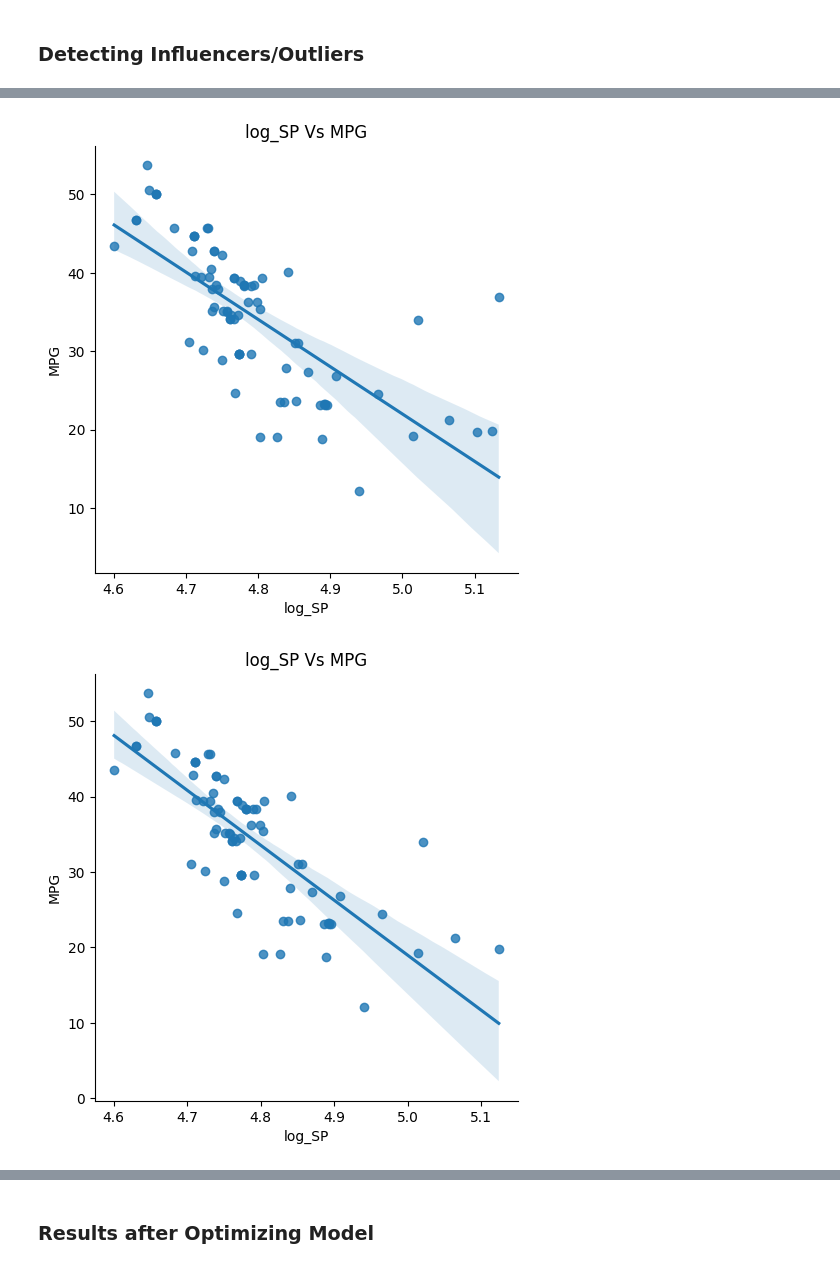
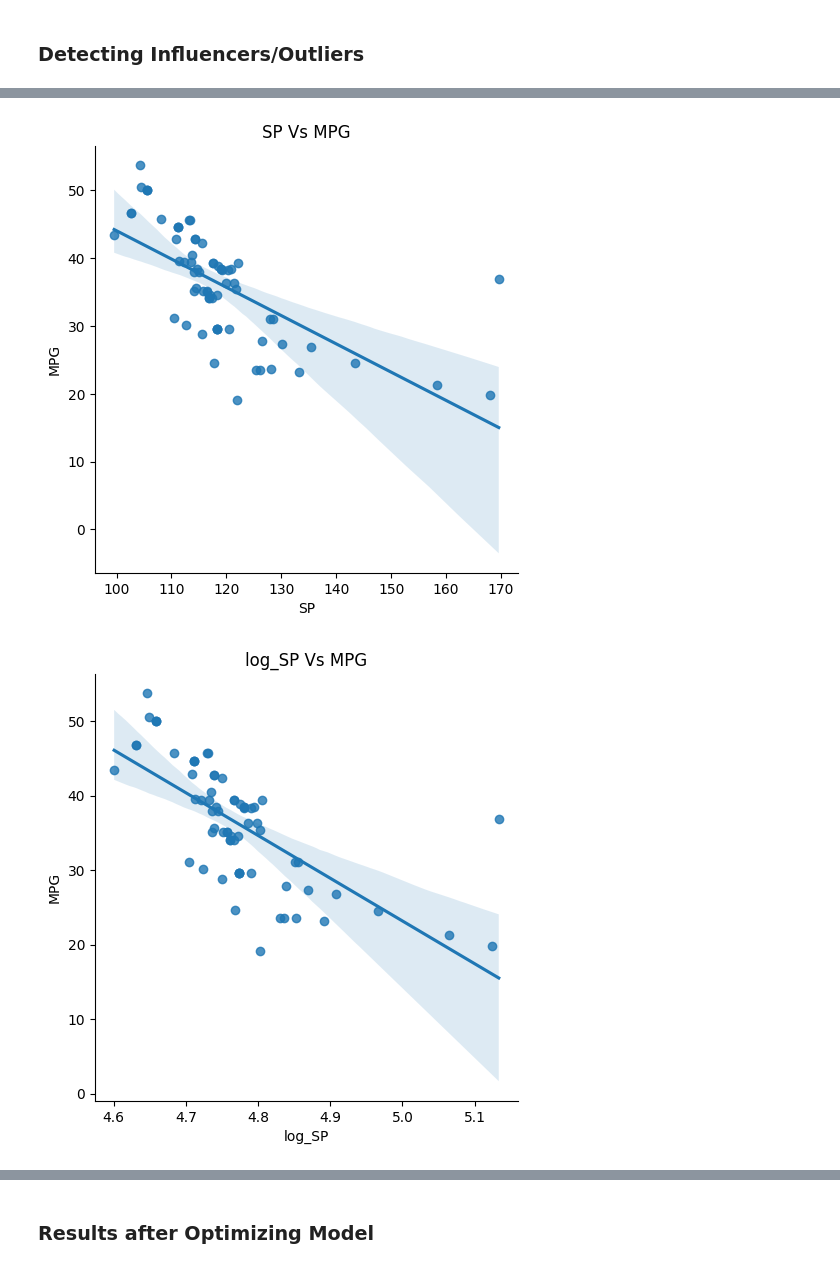
Before and after one commit to Yogesh-ProITBridge/Machine-Learning, a Jupyter notebook: Daily Task 1.ipynb, the cells around one changed output, grey strips where cells are left out. Cells and saved outputs as stored; diff of their text form; code cells hidden in the pictures.

```diff
--- a/Daily Task 1.ipynb
+++ b/Daily Task 1.ipynb
@@ -221,2 +203,2 @@ cars_data_4 = cars_data3.copy()
 # %%
-cars_data_4=cars_data3.drop(cars_data3.index[[76]],axis=0).reset_index()
+cars_data_two=cars_data_two.drop(cars_data_one.index[[70,76]],axis=0)
@@ -256,0 +205,2 @@ cars_dt_4
+# %%
+cars_data_two=cars_data_two.reset_index().drop(['level_0','index'],axis=1)
@@ -383,3 +349,3 @@ influence_plot(model_7)
 # %%
-cars_dt_5 = cars_dt_4.copy()
+cars_data_three = cars_data_two.copy()
 # %%
@@ -401,3 +367,2 @@ cars_dt_5
 # %%
-cars_data_5=cars_dt_5.drop(cars_dt_5.index[[70]],axis=0).reset_index()
-cars_data_5.drop(['index'],axis=1)
+cars_data_three=cars_data_three.drop(cars_data_three.index[[70,65]],axis=0)
@@ -429,12 +426,12 @@ plt.show()
 # %%
-sns.lmplot(x='log_SP',y='MPG',data = cars_data_2)
+sns.lmplot(x='SP',y='MPG',data = cars_data_three)
+plt.title('SP Vs MPG')
+plt.show()
+
+sns.lmplot(x='log_SP',y='MPG',data = cars_data_three)
 plt.title('log_SP Vs MPG')
 plt.show()
-
-sns.lmplot(x='log_SP',y='MPG',data = cars_data_5)
-plt.title('log_SP Vs MPG')
-plt.show()
 # %% [output]
-[figure, old version]
+[figure, new version]
-[figure, old version]
+[figure, new version]
 # %%
```
Also changed, not shown: parts of 53 cells of this notebook, 26 other files.
